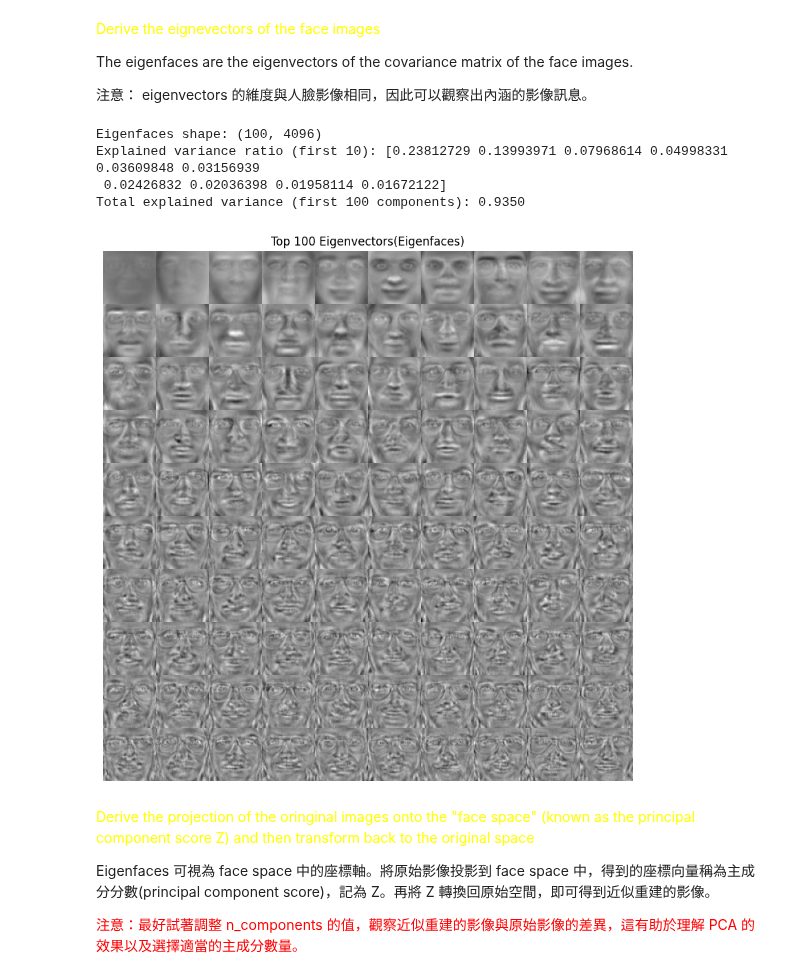
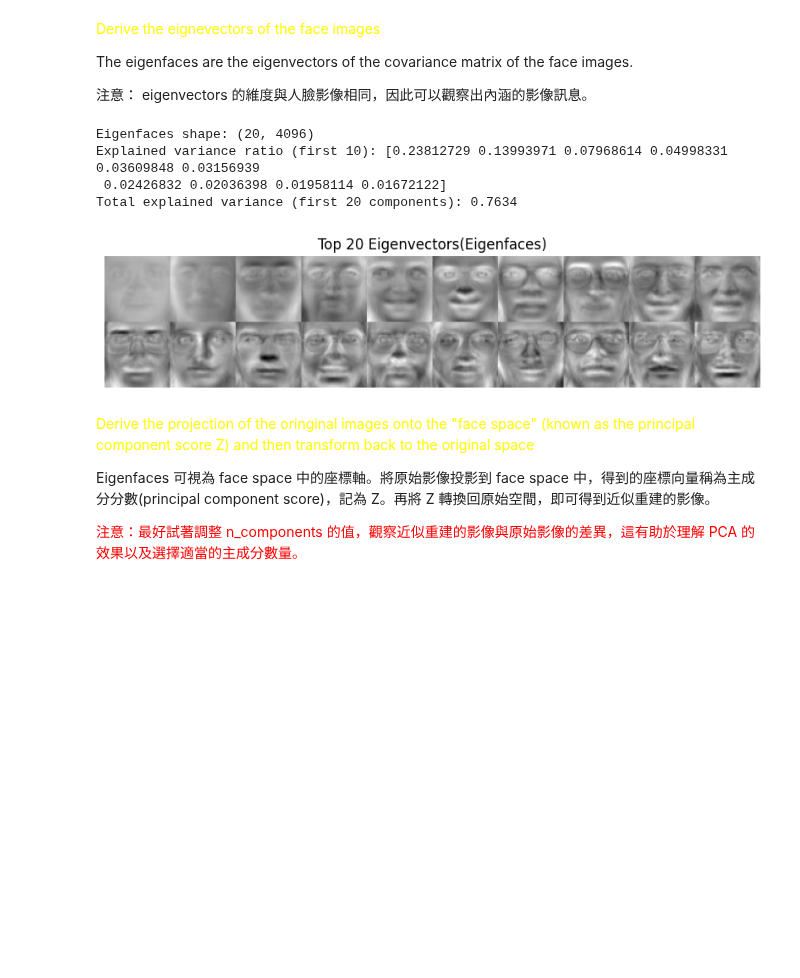
Before and after one commit to ntpuccw/ML_inCLassCoding, a Jupyter notebook: gar0921.ipynb, the cells around one changed output. Cells and saved outputs as stored; diff of their text form; code cells hidden in the pictures; blank space fills up the shorter version.

```diff
--- a/gar0921.ipynb
+++ b/gar0921.ipynb
@@ -126,34 +126,34 @@ The eigenfaces are the eigenvectors of the covariance matrix of the face images.
 # %%
 # derive and display the eigenvectors of the image data using PCA
 from sklearn.decomposition import PCA
 
-n_components = 100  # number of eigenfaces to compute
+n_components = 20  # number of eigenfaces to compute
 
 pca = PCA(n_components=n_components, whiten=True, random_state=42)
 pca.fit(X)
 
 eigen_vec = pca.components_  # shape: (n_components, img_h*img_w)
 
 print(f"Eigenfaces shape: {eigen_vec.shape}")
 print(f"Explained variance ratio (first 10): {pca.explained_variance_ratio_[:10]}")
 print(f"Total explained variance (first {n_components} components): {pca.explained_variance_ratio_.sum():.4f}")
 
 # Display the top eigenfaces using the montage function
 n_display = n_components  # display first 25 eigenfaces (5x5 grid)
-m, n = 10, 10
+m, n = 2, 10
 montage_eigen_vec = build_montage(eigen_vec, img_h, img_w, m, n)
 
 plt.figure(figsize=(10, 10))
-plt.imshow(montage_eigen_vec, cmap='gray')
+plt.imshow(255-montage_eigen_vec, cmap='gray')
 plt.axis('off')
 plt.title(f"Top {n_display} Eigenvectors(Eigenfaces)")
 plt.show()
 # %% [output]
-Eigenfaces shape: (100, 4096)
+Eigenfaces shape: (20, 4096)
 Explained variance ratio (first 10): [0.23812729 0.13993971 0.07968614 0.04998331 0.03609848 0.03156939
  0.02426832 0.02036398 0.01958114 0.01672122]
-Total explained variance (first 100 components): 0.9350
+Total explained variance (first 20 components): 0.7634
-[figure, old version]
+[figure, new version]
 # %% [markdown]
 <font color=yellow>Derive the projection of the oringinal images onto the "face space" (known as the principal component score Z) and then transform back to the original space</font>
 
```
Also changed, not shown: parts of 3 cells of this notebook, 1 other file.
